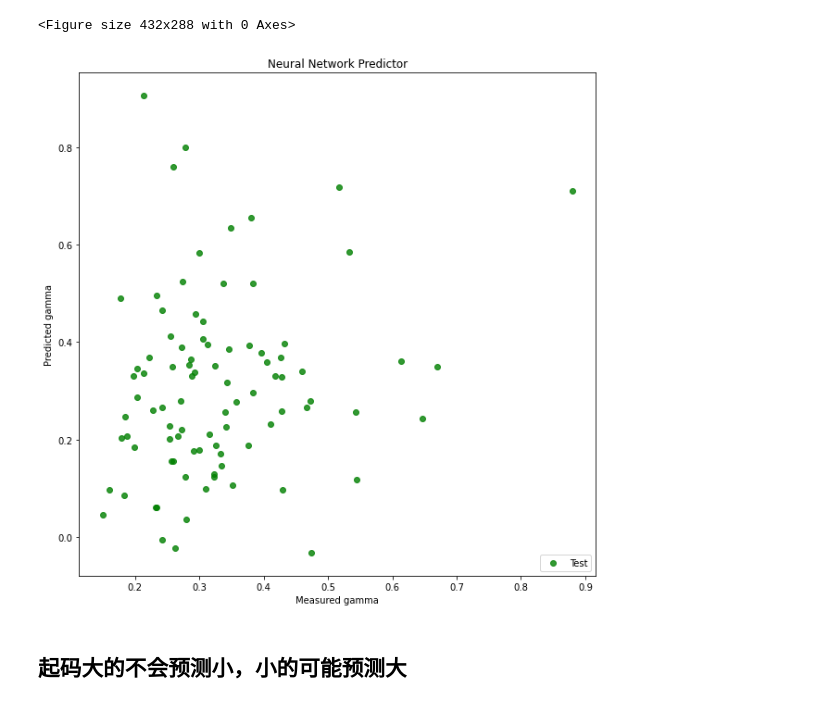
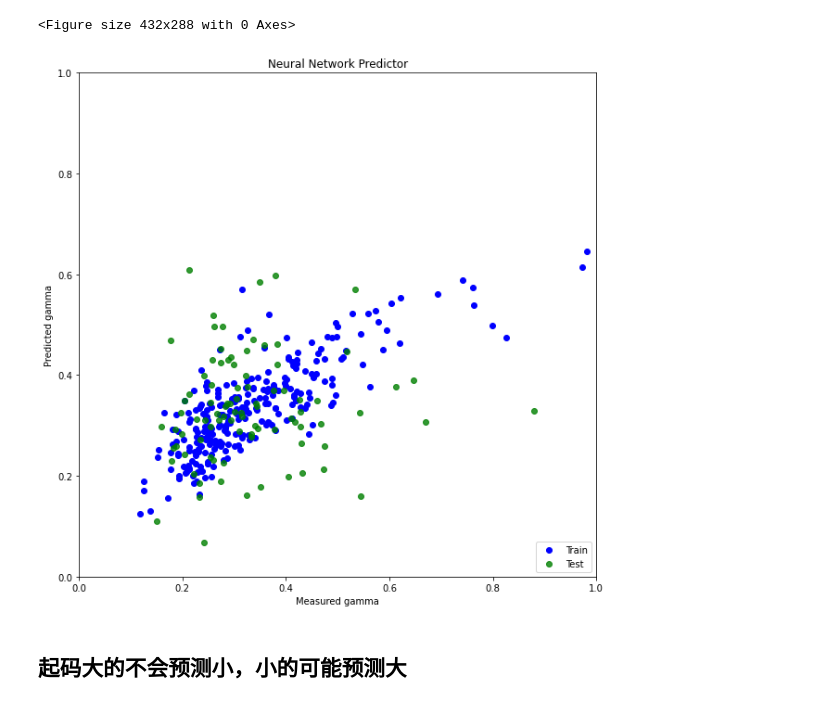
Before and after one commit to zhaoguoxiang/ML-for-NLO-gamma, a Jupyter notebook: dl_models/main.ipynb, the cells around one changed output. Cells and saved outputs as stored; diff of their text form; code cells hidden in the pictures.

```diff
--- a/dl_models/main.ipynb
+++ b/dl_models/main.ipynb
@@ -12,8 +12,7 @@ import matplotlib.pyplot as plt
 %matplotlib inline
 # %%
 md_para = pd.read_csv('../data/substituted_benzene_para_/substituted_benzene_para_md.csv')
-#md_mono = pd.read_csv('../data/substituted_benzene_mono_/substituted_benzene_mono_md.csv')
+md_mono = pd.read_csv('../data/substituted_benzene_mono_/substituted_benzene_mono_md.csv')
 md_orth = pd.read_csv('../data/substituted_benzene_orth_/substituted_benzene_orth_md.csv')
 md_meta = pd.read_csv('../data/substituted_benzene_meta_//substituted_benzene_meta_md.csv')
-md = pd.concat([md_meta,md_orth,md_para],axis=0,join='inner',ignore_index=True)
-md
+md = pd.concat([md_mono,md_meta,md_orth,md_para],axis=0,join='inner',ignore_index=True)
@@ -34,7 +19,6 @@ md
 # %%
-#gammadata_mono = pd.read_csv('../data/substituted_benzene_mono_/substituted_benzene_mono_gamma.csv')
+gammadata_mono = pd.read_csv('../data/substituted_benzene_mono_/substituted_benzene_mono_gamma.csv')
 gammadata_meta = pd.read_csv('../data/substituted_benzene_meta_/substituted_benzene_meta_gamma.csv')
 gammadata_orth = pd.read_csv('../data/substituted_benzene_orth_/substituted_benzene_orth_gamma.csv')
 gammadata_para = pd.read_csv('../data/substituted_benzene_para_/substituted_benzene_para_gamma.csv')
-gammadata = pd.concat([gammadata_meta,gammadata_orth,gammadata_para],axis=0,join='inner',ignore_index=True)
-gammadata
+gammadata = pd.concat([gammadata_mono,gammadata_meta,gammadata_orth,gammadata_para],axis=0,join='inner',ignore_index=True)
@@ -98,7 +64,7 @@ Non-trainable params: 0
 _________________________________________________________________
 # %%
 #SGD是随机梯度下降法。 nesterov是Nesterov的加速度梯度下降法。
-model.compile(loss = 'mean_squared_error', optimizer = SGD(lr = 0.01, momentum = 0.9, nesterov = True),metrics=['accuracy'])
+model.compile(loss = 'mean_squared_error', optimizer = SGD(lr = 0.001, momentum = 0.9, nesterov = True),metrics=['accuracy'])
 history = model.fit(X_train, y_train, epochs = 500, batch_size = 32,validation_data = (X_test, y_test))
 score = model.evaluate(X_test, y_test, verbose = 0)
 print('Test loss:', score[0])
@@ -128,17 +94,19 @@ Neural Network RMS 0.2231646889694985
 # %%
 plt.figure()
 plt.figure(figsize=(10,10))
-#plt.scatter(y_train, model.predict(X_train), label = 'Train', c = 'blue')
+plt.scatter(y_train, model.predict(X_train), label = 'Train', c = 'blue')
 plt.title('Neural Network Predictor')
+plt.xlim(0,1)
+plt.ylim(0,1)
 plt.xlabel('Measured gamma')
 plt.ylabel('Predicted gamma')
 plt.scatter(y_test, model.predict(X_test), c = 'green', label = 'Test', alpha = 0.8)
 plt.legend(loc = 4)
-plt.savefig('Neural Network Predictor-500.png', dpi=300)
+plt.savefig('Neural Network Predictor.png', dpi=500)
 plt.show()
 # %% [output]
 <Figure size 432x288 with 0 Axes>
-[figure, old version]
+[figure, new version]
 # %% [markdown]
 ## 起码大的不会预测小，小的可能预测大
 # %%
```
Also changed, not shown: parts of 12 cells of this notebook, 6 other files.
